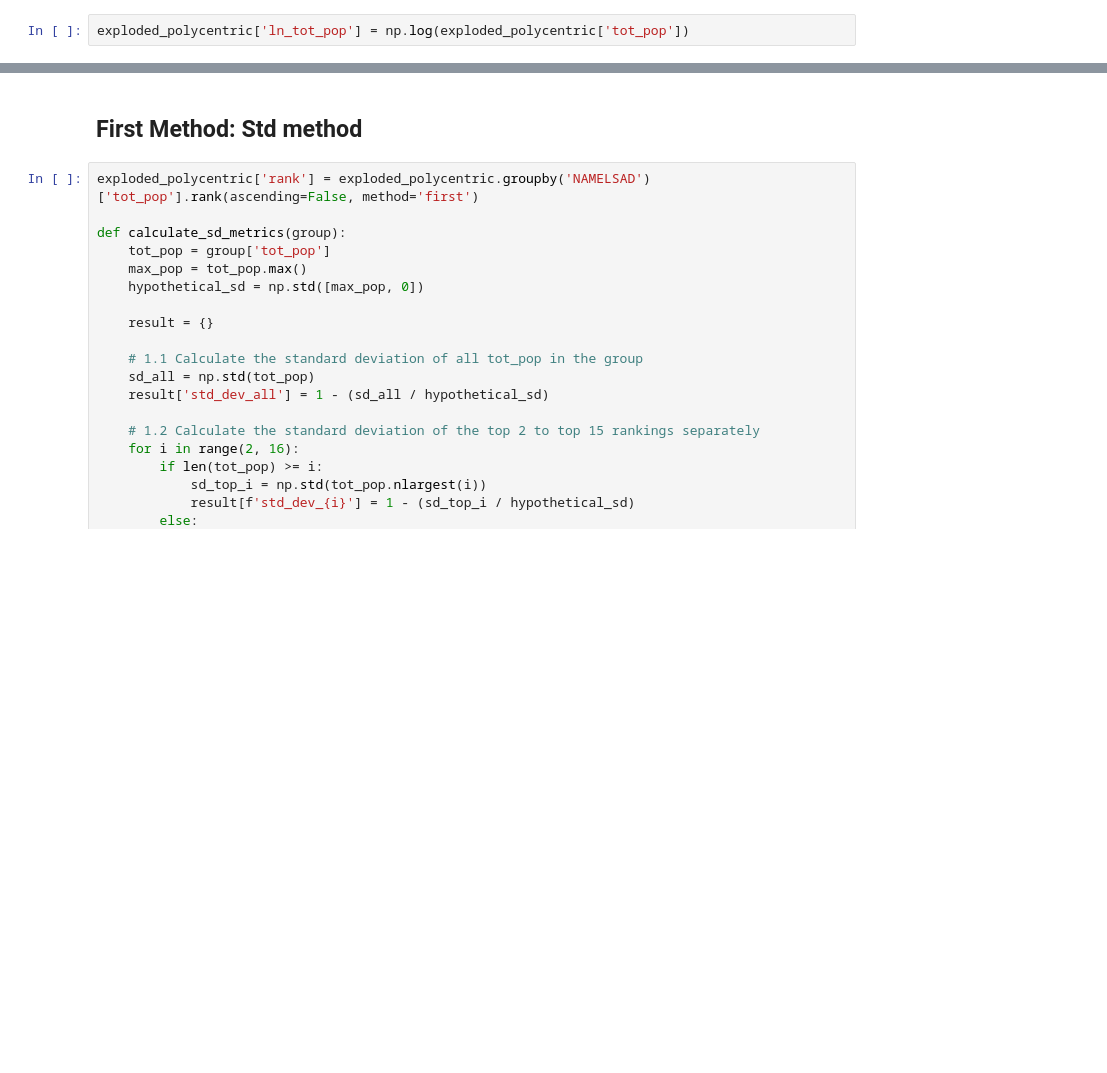
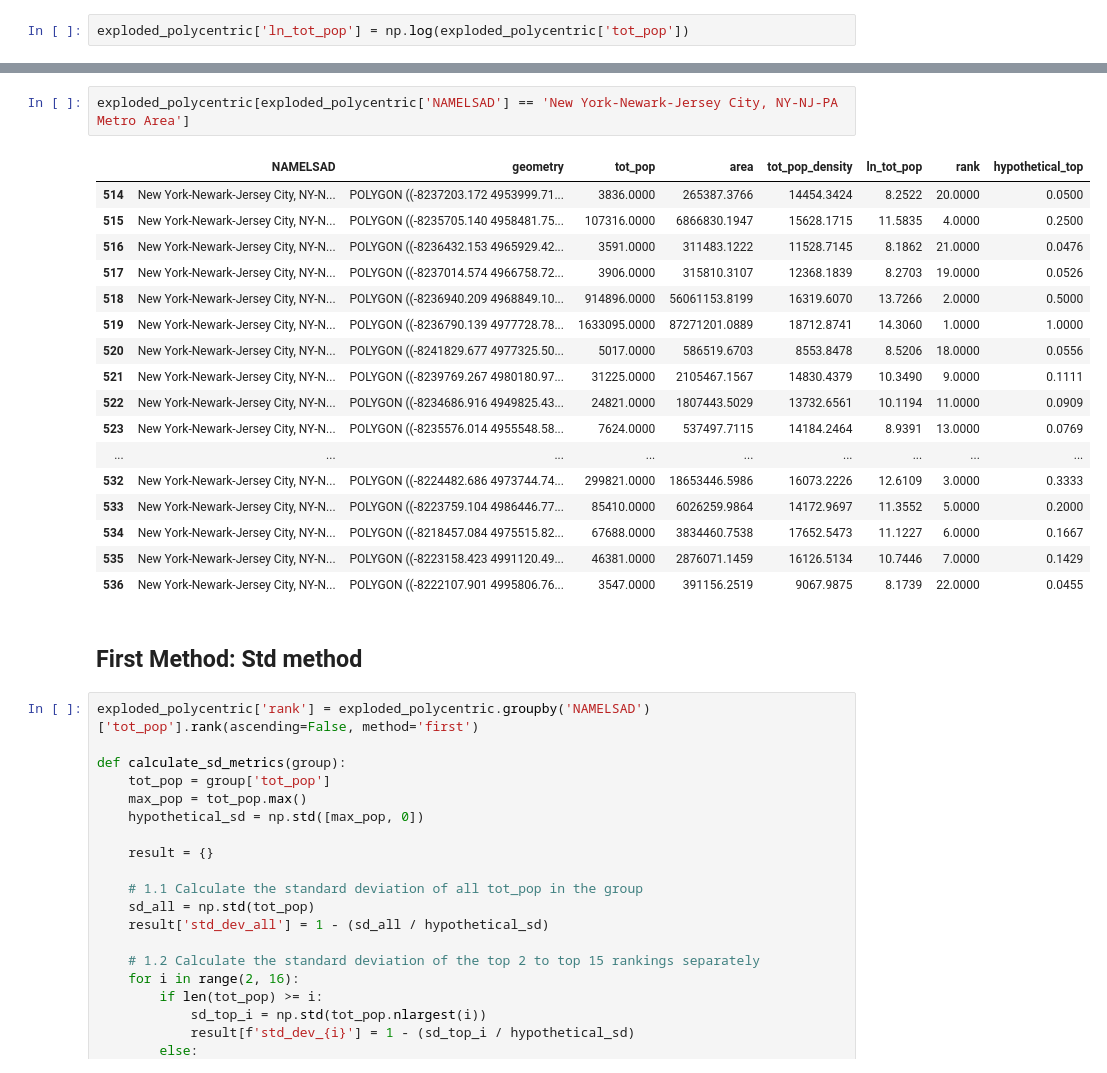
Before and after one commit to HOUPU1993/Polymetric-and-Monometric-analysis, a Jupyter notebook: Polymcentric and Monocentric analysis.ipynb, the cells around one changed output, grey strips where cells are left out. Saved outputs shown, nothing was run; the diff lists cells and outputs as text; blank space fills up the shorter version.

```diff
--- a/Polymcentric and Monocentric analysis.ipynb
+++ b/Polymcentric and Monocentric analysis.ipynb
@@ -719,3 +745,23 @@ exploded_polycentric['ln_tot_pop'] = np.log(exploded_polycentric['tot_pop'])
+# %%
+exploded_polycentric[exploded_polycentric['NAMELSAD'] == 'New York-Newark-Jersey City, NY-NJ-PA Metro Area']
+# %% [output]
+|  | NAMELSAD | geometry | tot_pop | area | tot_pop_density | ln_tot_pop | rank | hypothetical_top |
+| 514 | New York-Newark-Jersey City, NY-N... | POLYGON ((-8237203.172 4953999.71... | 3836.0000 | 265387.3766 | 14454.3424 | 8.2522 | 20.0000 | 0.0500 |
+| 515 | New York-Newark-Jersey City, NY-N... | POLYGON ((-8235705.140 4958481.75... | 107316.0000 | 6866830.1947 | 15628.1715 | 11.5835 | 4.0000 | 0.2500 |
+| 516 | New York-Newark-Jersey City, NY-N... | POLYGON ((-8236432.153 4965929.42... | 3591.0000 | 311483.1222 | 11528.7145 | 8.1862 | 21.0000 | 0.0476 |
+| 517 | New York-Newark-Jersey City, NY-N... | POLYGON ((-8237014.574 4966758.72... | 3906.0000 | 315810.3107 | 12368.1839 | 8.2703 | 19.0000 | 0.0526 |
+| 518 | New York-Newark-Jersey City, NY-N... | POLYGON ((-8236940.209 4968849.10... | 914896.0000 | 56061153.8199 | 16319.6070 | 13.7266 | 2.0000 | 0.5000 |
+| 519 | New York-Newark-Jersey City, NY-N... | POLYGON ((-8236790.139 4977728.78... | 1633095.0000 | 87271201.0889 | 18712.8741 | 14.3060 | 1.0000 | 1.0000 |
+| 520 | New York-Newark-Jersey City, NY-N... | POLYGON ((-8241829.677 4977325.50... | 5017.0000 | 586519.6703 | 8553.8478 | 8.5206 | 18.0000 | 0.0556 |
+| 521 | New York-Newark-Jersey City, NY-N... | POLYGON ((-8239769.267 4980180.97... | 31225.0000 | 2105467.1567 | 14830.4379 | 10.3490 | 9.0000 | 0.1111 |
+| 522 | New York-Newark-Jersey City, NY-N... | POLYGON ((-8234686.916 4949825.43... | 24821.0000 | 1807443.5029 | 13732.6561 | 10.1194 | 11.0000 | 0.0909 |
+| 523 | New York-Newark-Jersey City, NY-N... | POLYGON ((-8235576.014 4955548.58... | 7624.0000 | 537497.7115 | 14184.2464 | 8.9391 | 13.0000 | 0.0769 |
+| ... | ... | ... | ... | ... | ... | ... | ... | ... |
+| 532 | New York-Newark-Jersey City, NY-N... | POLYGON ((-8224482.686 4973744.74... | 299821.0000 | 18653446.5986 | 16073.2226 | 12.6109 | 3.0000 | 0.3333 |
+| 533 | New York-Newark-Jersey City, NY-N... | POLYGON ((-8223759.104 4986446.77... | 85410.0000 | 6026259.9864 | 14172.9697 | 11.3552 | 5.0000 | 0.2000 |
+| 534 | New York-Newark-Jersey City, NY-N... | POLYGON ((-8218457.084 4975515.82... | 67688.0000 | 3834460.7538 | 17652.5473 | 11.1227 | 6.0000 | 0.1667 |
+| 535 | New York-Newark-Jersey City, NY-N... | POLYGON ((-8223158.423 4991120.49... | 46381.0000 | 2876071.1459 | 16126.5134 | 10.7446 | 7.0000 | 0.1429 |
+| 536 | New York-Newark-Jersey City, NY-N... | POLYGON ((-8222107.901 4995806.76... | 3547.0000 | 391156.2519 | 9067.9875 | 8.1739 | 22.0000 | 0.0455 |
 # %% [markdown]
 ## First Method: Std method
 # %%
```
Also changed, not shown: parts of 26 cells of this notebook.
